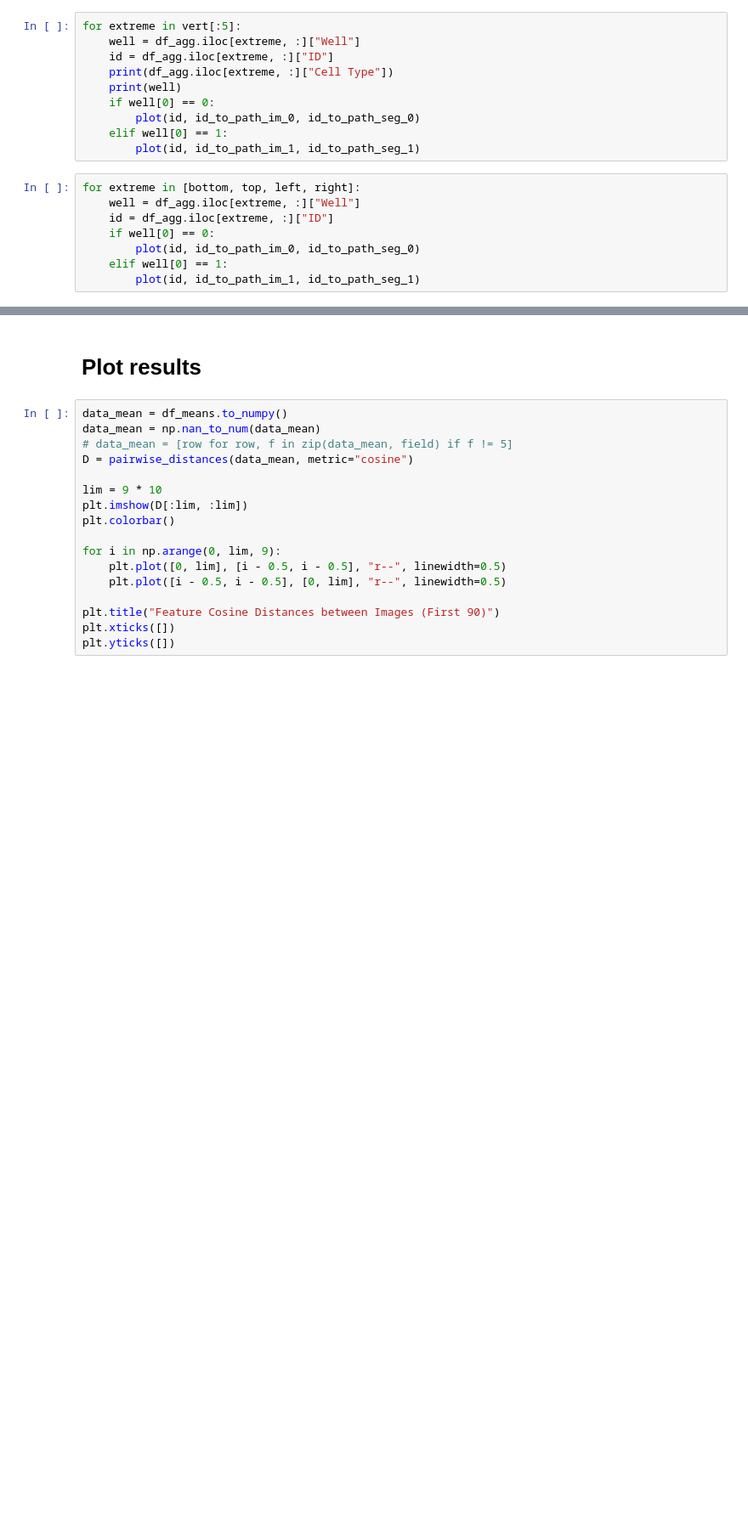
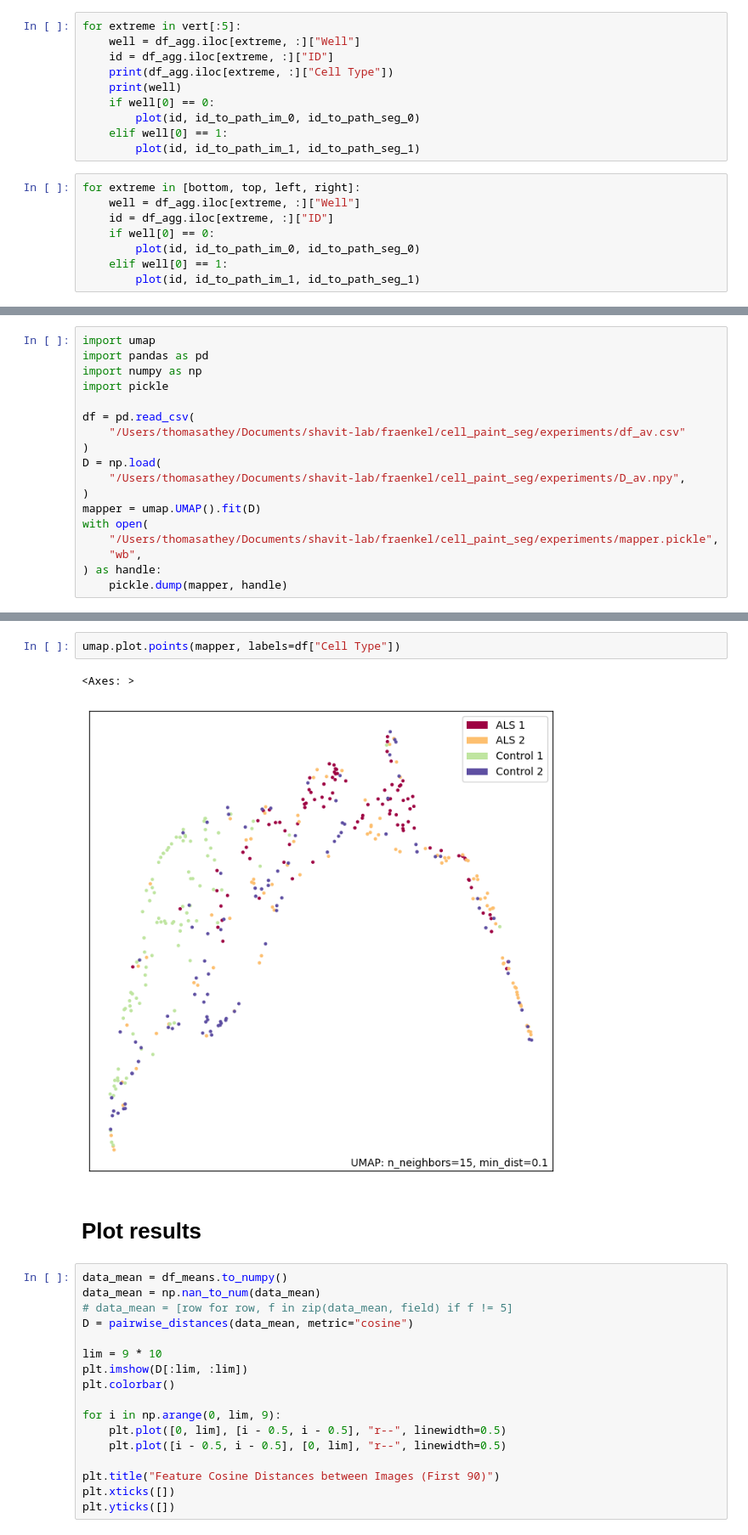
Before and after one commit to Shavit-Lab/cell_paint_seg, a Jupyter notebook: experiments/comparison-exp.ipynb, the cells around one changed output, grey strips where cells are left out. Shown at 85% size. Drawn from its saved outputs; the diff is of its cells as text; blank space fills up the shorter version.

```diff
--- a/experiments/comparison-exp.ipynb
+++ b/experiments/comparison-exp.ipynb
@@ -427,0 +839,18 @@ for extreme in [bottom, top, left, right]:
+# %%
+import umap
+import pandas as pd
+import numpy as np
+import pickle
+
+df = pd.read_csv(
+    "/Users/thomasathey/Documents/shavit-lab/fraenkel/cell_paint_seg/experiments/df_av.csv"
+)
+D = np.load(
+    "/Users/thomasathey/Documents/shavit-lab/fraenkel/cell_paint_seg/experiments/D_av.npy",
+)
+mapper = umap.UMAP().fit(D)
+with open(
+    "/Users/thomasathey/Documents/shavit-lab/fraenkel/cell_paint_seg/experiments/mapper.pickle",
+    "wb",
+) as handle:
+    pickle.dump(mapper, handle)
@@ -428,3 +865,8 @@ for extreme in [bottom, top, left, right]:
+# %%
+umap.plot.points(mapper, labels=df["Cell Type"])
+# %% [output]
+<Axes: >
+[figure, added]
 # %% [markdown]
 # Plot results
 # %%
```
Also changed, not shown: parts of 40 cells of this notebook.
